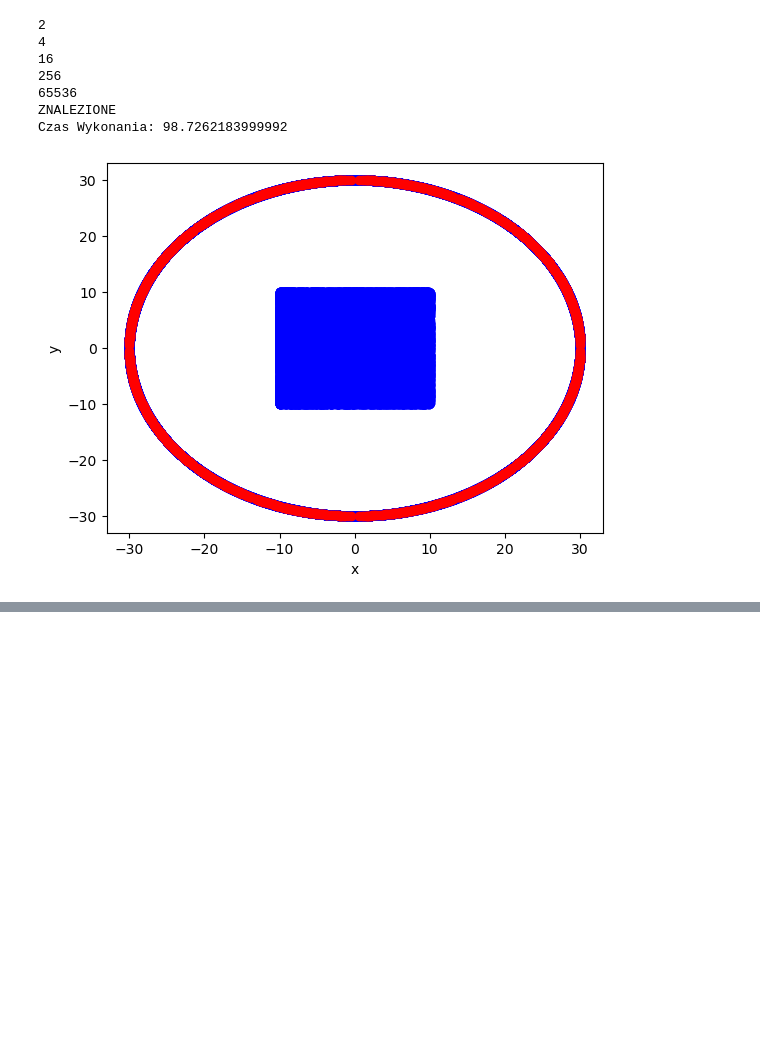
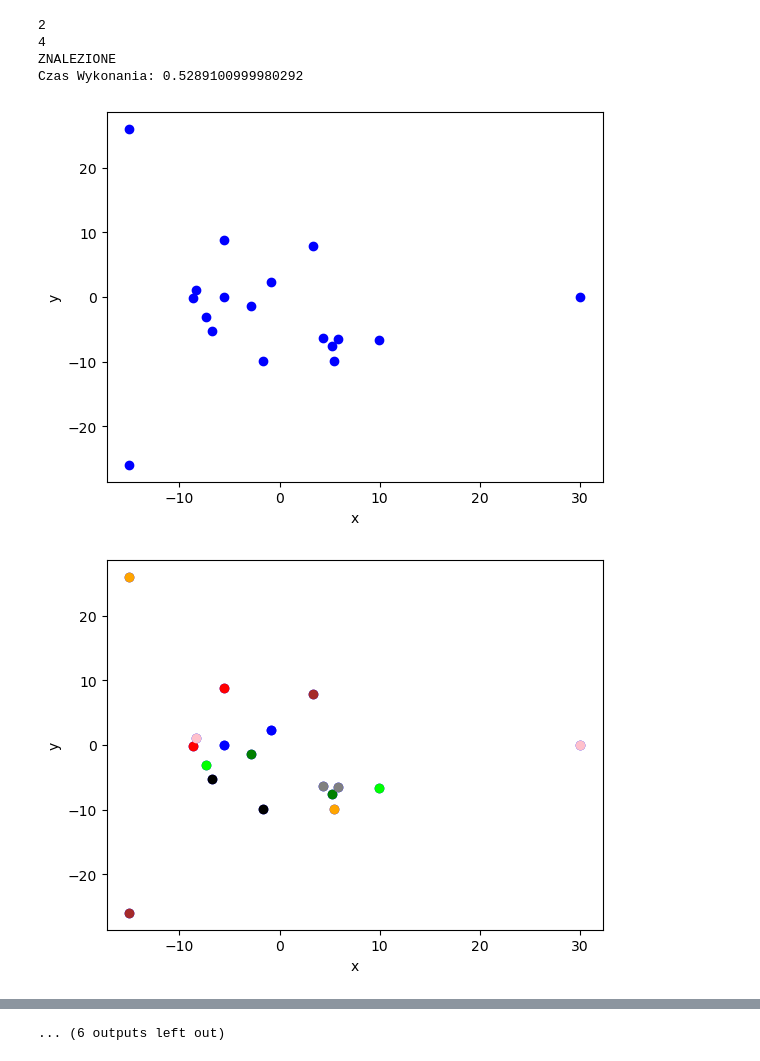
Before and after one commit to Wojciech-Fortuna/Algorytmy-Geometryczne, a Jupyter notebook: Chan_algorithm.ipynb, the cells around one changed output, grey strips where cells are left out. Cells and saved outputs as stored; diff of their text form; code cells hidden in the pictures; blank space fills up the shorter version.

Commit message:
Chan_algorithm wersja 4

```diff
--- a/Chan_algorithm.ipynb
+++ b/Chan_algorithm.ipynb
@@ -13,7 +13,7 @@ from bitalg.tests.test4 import Test
 from bitalg.visualizer.main import Visualizer
 decimal.getcontext().prec = 64
 # %%
-def generate_uniform_points(a=(0, 0), b=(100, 0), c=(100, 100), d=(0, 100), n=100, prec = 1):
+def generate_uniform_points(a=(0, 0), b=(100, 0), c=(100, 100), d=(0, 100), n=1000, prec = 12):
     random.seed()
     points = set()
     for i in range(n):
@@ -38,7 +38,7 @@ def even_circle_points(O, R, n, prec = 12):
     return points
 
 
-def set_convex_hull(inside = 15, outside = 5, size_of_square = 20, O=(0,0), prec = 2):
+def set_convex_hull(inside = 15, outside = 5, size_of_square = 20, O=(0,0), prec = 12):
     a = [-size_of_square/2+O[0], -size_of_square/2+O[1]]
     b = [size_of_square/2+O[0], -size_of_square/2+O[1]]
     c = [size_of_square/2+O[0], size_of_square/2+O[1]]
@@ -271,18 +271,6 @@ def bin_search(p1, convex, vis, show = False):
         INF = float('inf')
         count = 0
 
-        """
-        print("ROZMIAR OTOCZKI:", n)
-        print("OTOCZKA:")
-        print(convex)
-        print(p1)
-
-        if(n > 2 and n <= 10**3):
-            vis.add_point(convex, color = "blue")
-            vis.add_point([p1], color = "red")
-            add_perimeter(convex, vis, "blue")
-            vis.show()
-        """
 
         while(True):
 
@@ -290,21 +278,16 @@ def bin_search(p1, convex, vis, show = False):
             r1, r2 = calc_orient(convex, p1, r, n)  #to samo
             l1, l2, r1, r2 = l1 * (-1), l2 * (-1), r1 * (-1), r2 * (-1)
 
-            #if(count >= 10):
-                #return INF, INF
-
-            #print("COUNT:", count)
-            #print(l, r)
-            #print(l1, l2)
-            #print(r1, r2)
 
             if(show):
+                vis.add_point(convex, color = "blue")
+                #add_perimeter(convex, vis, "blue")
+                vis.add_point([p1], color = "red")
                 vis.add_point([convex[l]], color = "magenta")
-                vis.add_point([convex[r]], color = "purple")
+                vis.add_point([convex[r]], color = "cyan")
                 vis.show()
 
             if(l1 < 0 and l2 < 0):
-                #print("LEFT SIE ZGADZA")
                 return l, INF
 
             if(r1 < 0 and r2 < 0):
@@ -396,7 +379,6 @@ def bin_search(p1, convex, vis, show = False):
 
 
             elif(l1 > 0 and l2 < 0):
-                #print("JESTEM TU l rosnacy")
 
                 if(r1 < 0 and r2 > 0):
                     #praktycznie to samo co w poprzednim ifie, tylko zamienione miejscami
@@ -525,12 +507,14 @@ def bin_search(p1, convex, vis, show = False):
                         l, r = r, mid
 
             if(show):
+                vis.clear()
+                vis.add_point(convex, color = "blue")
+                #add_perimeter(convex, vis, "blue")
+                vis.add_point([p1], color = "red")
                 vis.add_point([convex[l], convex[r]], color = "orange")
                 vis.show()
                 vis.clear()
-                vis.add_point(convex, color = "blue")
-                add_perimeter(convex, vis, "blue")
-                vis.add_point([p1], color = "red")
+
             count += 1
 # %%
 global colors
@@ -663,14 +653,12 @@ def Chan_algorithm(Q):
     wyn = run(Q)
     return wyn
 # %%
-X = set_convex_hull(inside = 10**5 , outside = 10**5)
-dupsko = Chan_algorithm(X)
+X = set_convex_hull(inside = 15 , outside = 3)
+test = Chan_algorithm(X)
 # %% [output]
 2
 4
-16
-256
-65536
 ZNALEZIONE
-Czas Wykonania: 98.7262183999992
+Czas Wykonania: 0.5289100999980292
-[figure, old version]
+[figure, new version]
+[figure, added]
@@ -676,0 +674 @@ Czas Wykonania: 98.7262183999992
+... (6 outputs left out)
```
Also changed, not shown: parts of 4 cells of this notebook.
